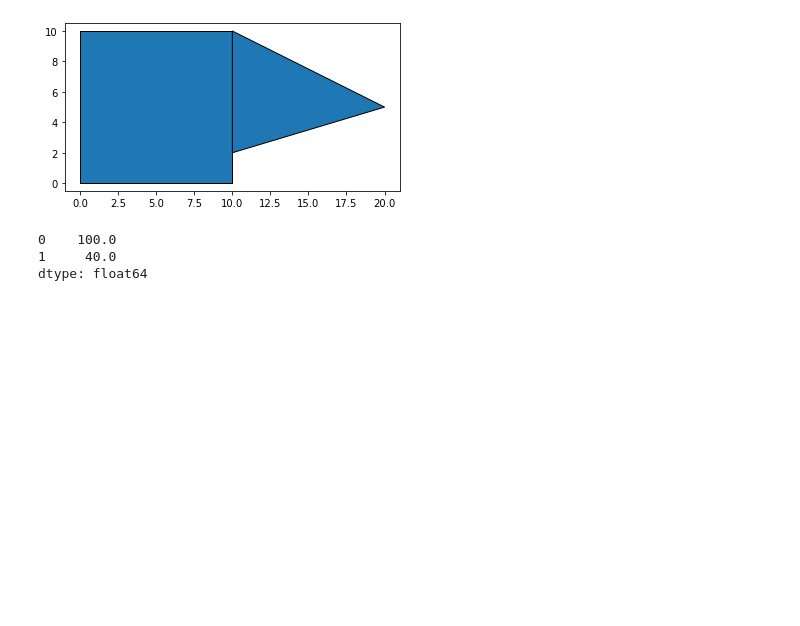
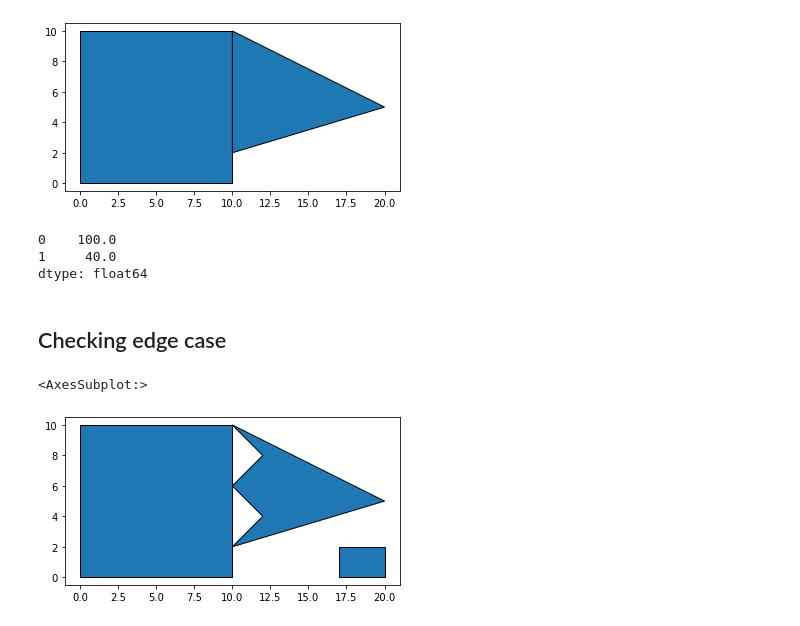
Before and after one commit to sjsrey/geoplanar, a Jupyter notebook: notebooks/slivers.ipynb, the cells around one changed output. Cells and saved outputs as stored; diff of their text form; code cells hidden in the pictures; blank space fills up the shorter version.

```diff
--- a/notebooks/slivers.ipynb
+++ b/notebooks/slivers.ipynb
@@ -65,3 +65,15 @@ geoplanar.fill_holes(gdf, largest=False).area
 0    100.0
 1     40.0
 dtype: float64
+# %% [markdown]
+## Checking edge case
+# %%
+p1 = box(0,0,10,10)
+p2 = Polygon([(10,10), (12,8), (10,6), (12,4), (10,2), (20,5)])
+p3 = box(17,0,20,2)
+
+gdf = geopandas.GeoDataFrame(geometry=[p1,p2,p3])
+gdf.plot(edgecolor='k')
+# %% [output]
+<AxesSubplot:>
+[figure, added]
```
Also changed, not shown: parts of 6 cells of this notebook, 1 other file.
